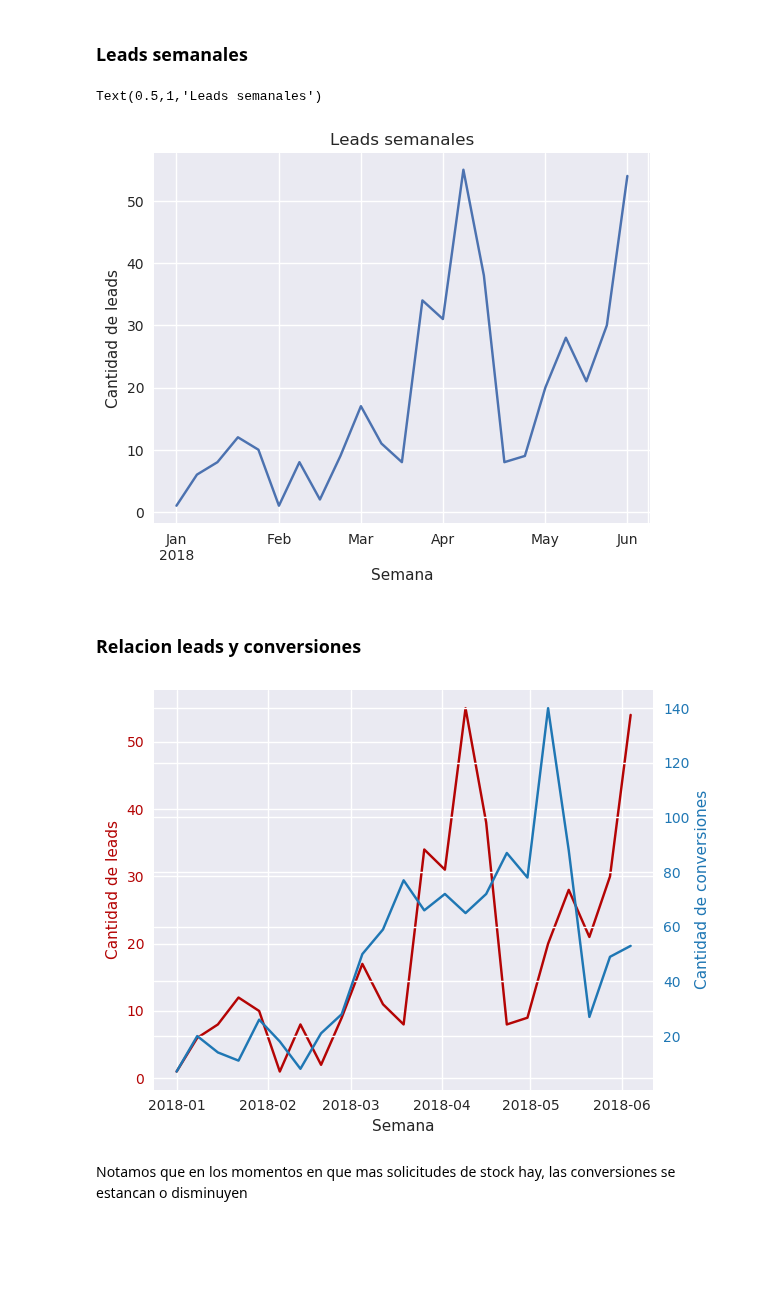
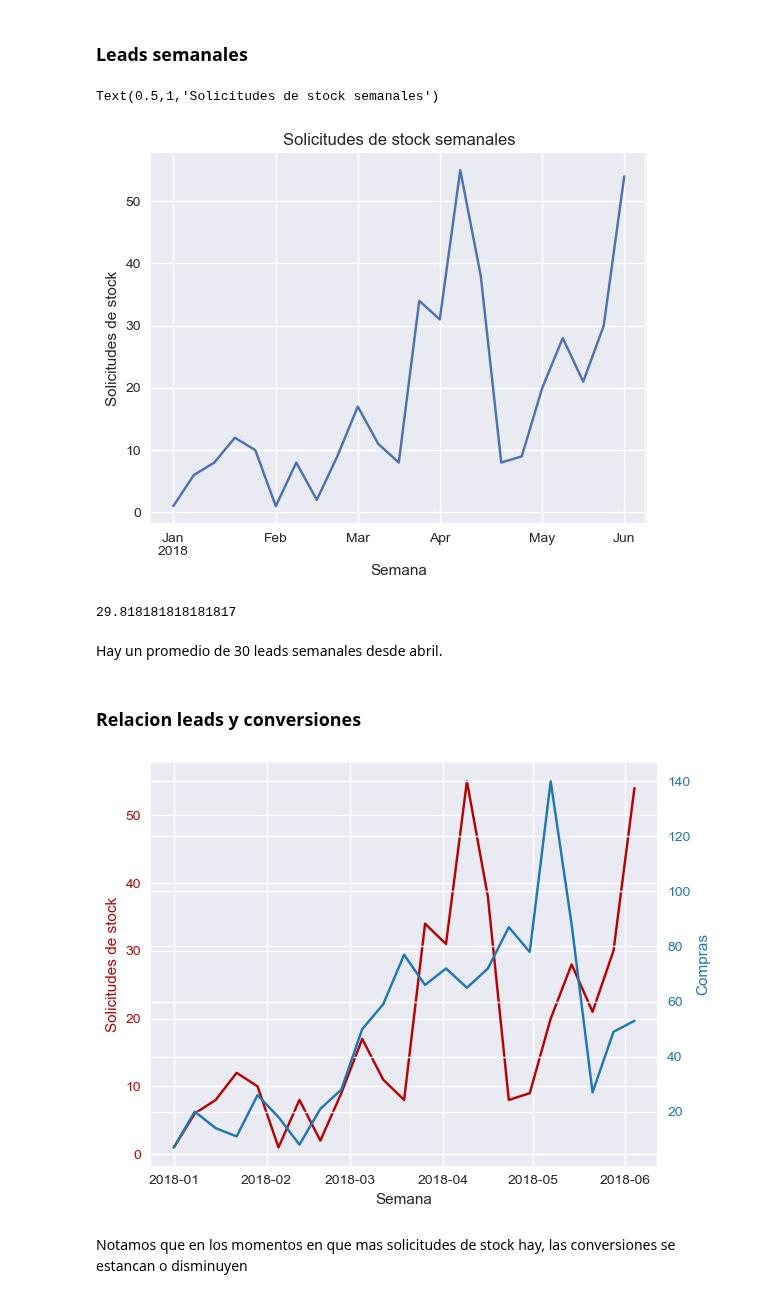
Before and after one commit to AlejandroKler/Datos-TP1, a Jupyter notebook: Analisis solicitudes de stock.ipynb, the cells around one changed output. Drawn from its saved outputs; the diff is of its cells as text; code cells hidden in the pictures; blank space fills up the shorter version.

```diff
--- a/Analisis solicitudes de stock.ipynb
+++ b/Analisis solicitudes de stock.ipynb
@@ -64,39 +63,45 @@ leads_by_week['semana'] = pd.to_datetime('2018', format='%Y') + pd.to_timedelta(
 
 leads_weeks = leads_by_week['semana'].value_counts().to_frame().sort_index()
 ax = leads_weeks['semana'].plot()
-ax.set(xlabel='Semana', ylabel='Cantidad de leads')
-ax.set_title('Leads semanales')
+ax.set(xlabel='Semana', ylabel='Solicitudes de stock')
+ax.set_title('Solicitudes de stock semanales')
 # %% [output]
-Text(0.5,1,'Leads semanales')
+Text(0.5,1,'Solicitudes de stock semanales')
-[figure, old version]
+[figure, new version]
+# %%
+leads_weeks['semana'].iloc[-11:].mean()
+# %% [output]
+29.818181818181817
+# %% [markdown]
+Hay un promedio de 30 leads semanales desde abril.
 # %% [markdown]
 ### Relacion leads y conversiones
 # %%
 conversions_by_week = conversions.loc[:, ['timestamp']].copy()
 conversions_by_week['semana'] = conversions_by_week['timestamp'].dt.week - 1
 conversions_by_week = conversions_by_week[conversions_by_week['semana'] != conversions_by_week['semana'].max()] #Borro la ultima semana incompleta
 conversions_by_week['semana'] = pd.to_datetime('2018', format='%Y') + pd.to_timedelta(conversions_by_week['semana'].mul(7).astype('str') + ' days')
 conversions_weeks = conversions_by_week['semana'].value_counts().to_frame().sort_index()
 
 fig, ax1 = plt.subplots()
 
 color='#B40404'
 ax1.set_xlabel('Semana')
-ax1.set_ylabel('Cantidad de leads', color=color)
+ax1.set_ylabel('Solicitudes de stock', color=color)
 ax1.plot(leads_weeks['semana'], color=color)
 ax1.tick_params(axis='y', labelcolor=color)
 
 ax2 = ax1.twinx()
 
 color = 'tab:blue'
-ax2.set_ylabel('Cantidad de conversiones', color=color)
+ax2.set_ylabel('Compras', color=color)
 ax2.plot(conversions_weeks['semana'], color=color)
 ax2.tick_params(axis='y', labelcolor=color)
 
 fig.tight_layout()
 plt.show()
 # %% [output]
-[figure, old version]
+[figure, new version]
 # %% [markdown]
 Notamos que en los momentos en que mas solicitudes de stock hay, las conversiones se estancan o disminuyen
 # %% [markdown]
```
Also changed, not shown: parts of 7 cells of this notebook.
